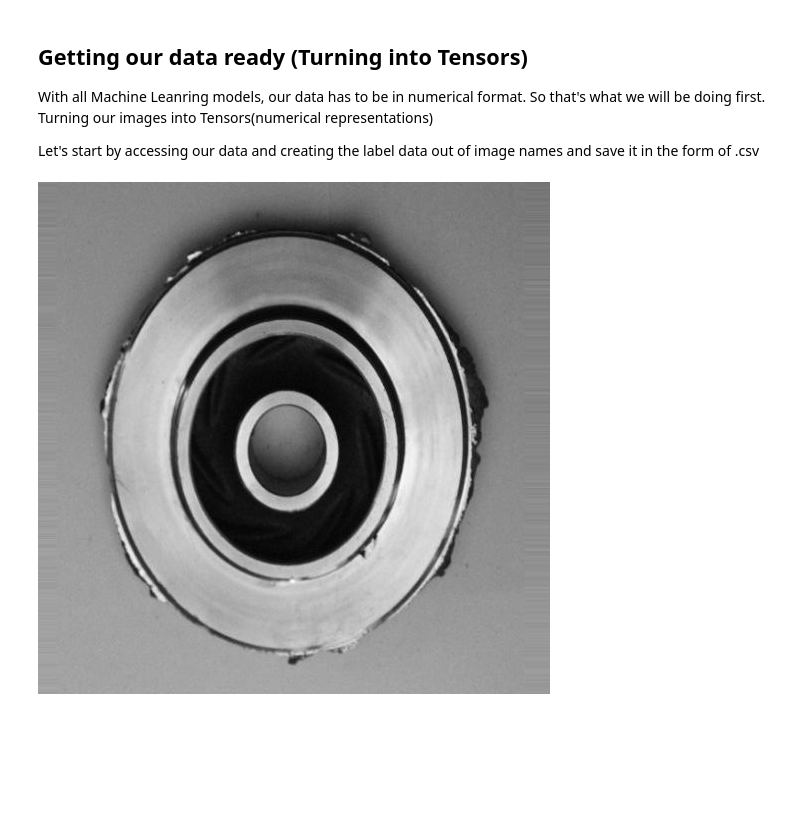
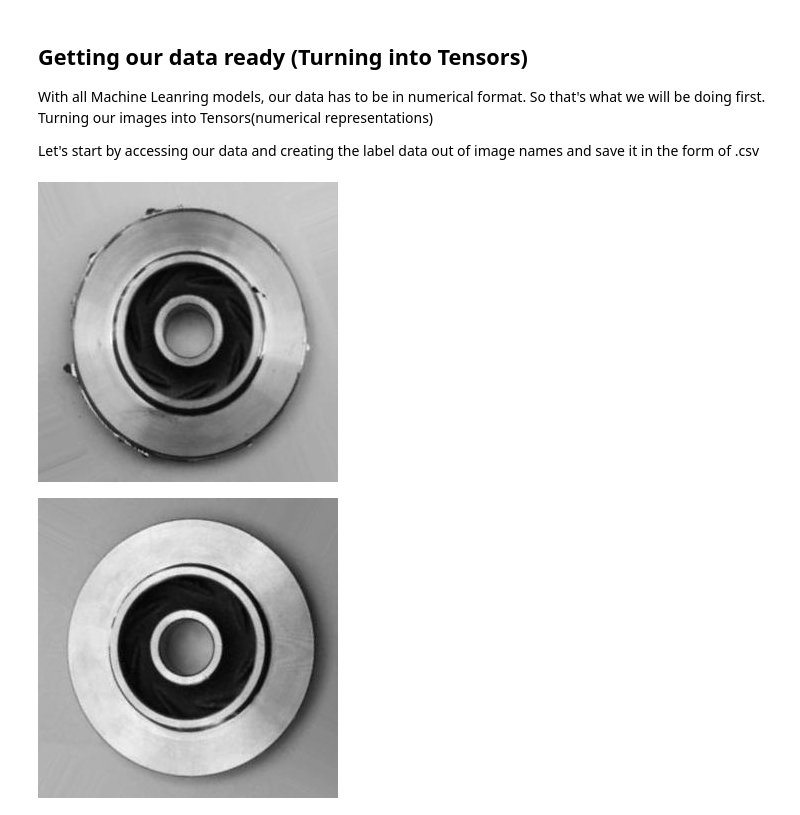
Before and after one commit to AnalystGagan/Project-inteliQC, a Jupyter notebook: inteliQC.ipynb, the cells around one changed output. Saved outputs shown, nothing was run; the diff lists cells and outputs as text; code cells hidden in the pictures; blank space fills up the shorter version.

Commit message:
extracted data labels out of full training dataset

```diff
--- a/inteliQC.ipynb
+++ b/inteliQC.ipynb
@@ -53,7 +53,8 @@ Let's start by accessing our data and  creating the label data out of image name
 import numpy as np
 import pandas as pd
 # %%
+# Example of bad part
 from IPython.display import Image
-Image("drive/My Drive/Project intelli-qc/487456_1300891_bundle_archive/casting_512x512/casting_512x512/def_front/cast_def_0_0.jpeg")
+Image("drive/My Drive/Project intelli-qc/487456_1300891_bundle_archive/casting_data/casting_data/train/def_front/cast_def_0_27.jpeg")
 # %% [output]
-[figure, old version]
+[figure, new version]
@@ -66 +61,6 @@ Image("drive/My Drive/Project intelli-qc/487456_1300891_bundle_archive/casting_5
+# %%
+# Example of good part
+Image("drive/My Drive/Project intelli-qc/487456_1300891_bundle_archive/casting_data/casting_data/train/ok_front/cast_ok_0_29.jpeg")
+# %% [output]
+[figure, added]
 # %%
```
Also changed, not shown: parts of 13 cells of this notebook.
